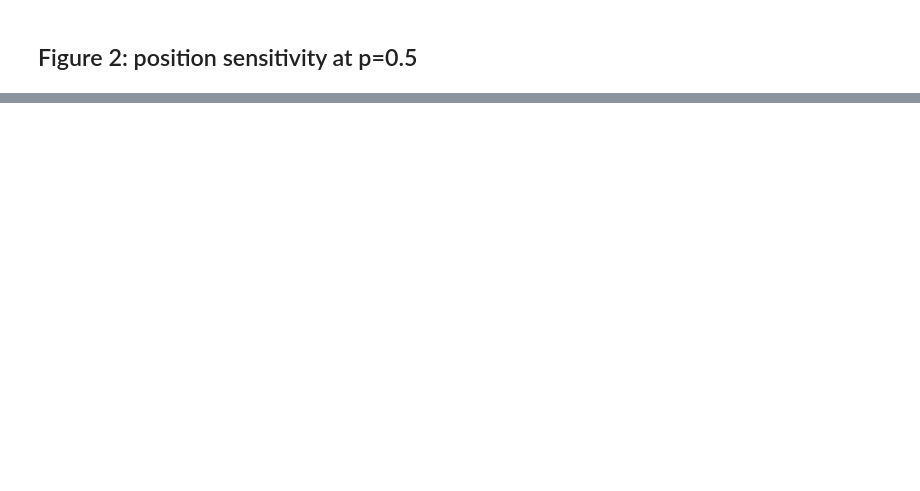
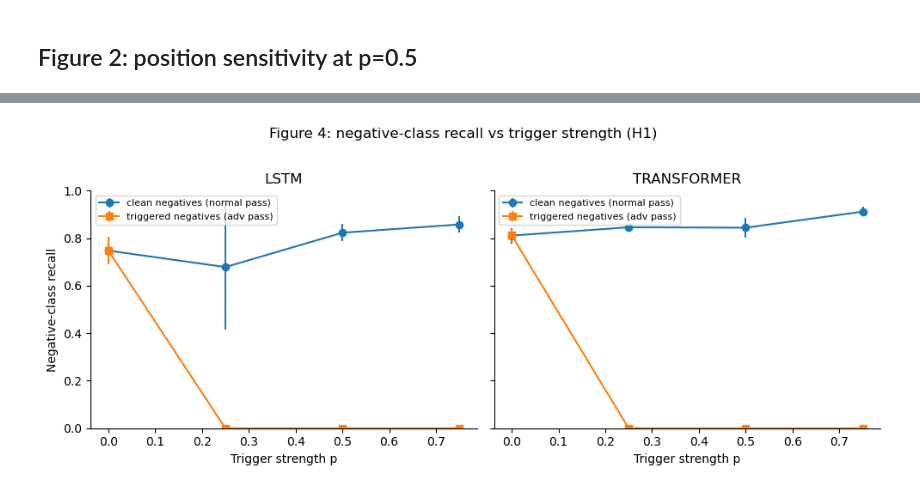
Before and after one commit to riteshsivaraman/shortcut-learning-lstm, a Jupyter notebook: notebooks/plots.ipynb, the cells around one changed output, grey strips where cells are left out. Cells and saved outputs as stored; diff of their text form; code cells hidden in the pictures; blank space fills up the shorter version.

```diff
--- a/notebooks/plots.ipynb
+++ b/notebooks/plots.ipynb
@@ -153,0 +388,9 @@ plt.show()
+# %%
+plot_comparison_by_strength(
+    'normal_neg_recall', 'adv_neg_recall',
+    'clean negatives (normal pass)', 'triggered negatives (adv pass)',
+    'Negative-class recall', 'Figure 4: negative-class recall vs trigger strength (H1)',
+    'fig4_neg_recall.pdf', ylim=(0, 1),
+)
+# %% [output]
+[figure, added]
```
Also changed, not shown: parts of 51 cells of this notebook, 31 other files.
